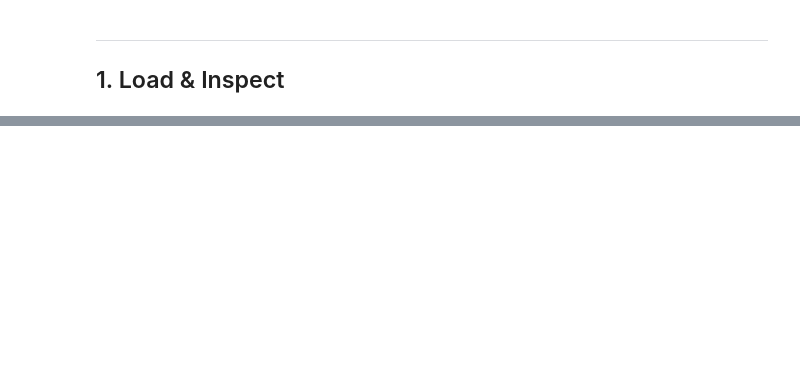
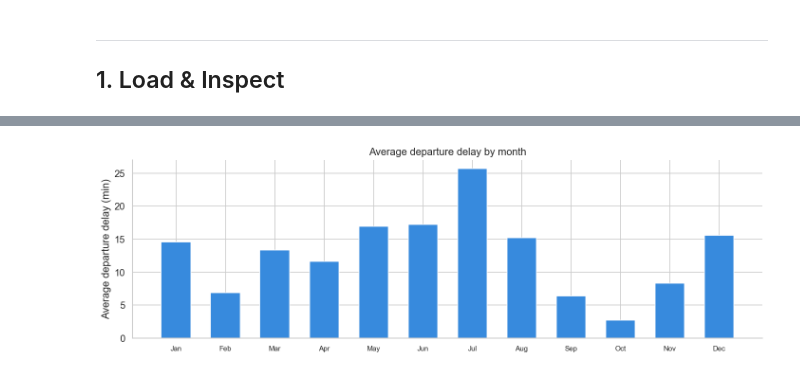
Before and after one commit to nicholasthomas18/STAT486FinalProject, a Jupyter notebook: code/02_eda.ipynb, the cells around one changed output, grey strips where cells are left out. Saved outputs shown, nothing was run; the diff lists cells and outputs as text; code cells hidden in the pictures; blank space fills up the shorter version.

```diff
--- a/code/02_eda.ipynb
+++ b/code/02_eda.ipynb
@@ -379,0 +144,16 @@ pct_late_aircraft_ct    0.2904    0.1916  0.0    0.2943      1.0
+# %%
+fig, ax = plt.subplots(figsize=(12, 4))
+monthly = df_flights.groupby('month')['dep_delay'].mean()
+month_labels = ['Jan','Feb','Mar','Apr','May','Jun','Jul','Aug','Sep','Oct','Nov','Dec']
+ax.bar(monthly.index, monthly.values, color='#378ADD', width=0.6)
+ax.set_xticks(range(1,13))
+ax.set_xticklabels(month_labels, fontsize=9)
+ax.axhline(0, color='#888780', linewidth=0.8)
+ax.set_ylabel('Average departure delay (min)')
+ax.set_title('Average departure delay by month', fontsize=13, fontweight='normal')
+
+plt.tight_layout()
+plt.savefig('viz1_dep_delay_distribution.png', bbox_inches='tight')
+plt.show()
+# %% [output]
+[figure, added]
```
Also changed, not shown: parts of 40 cells of this notebook, 7 other files.
